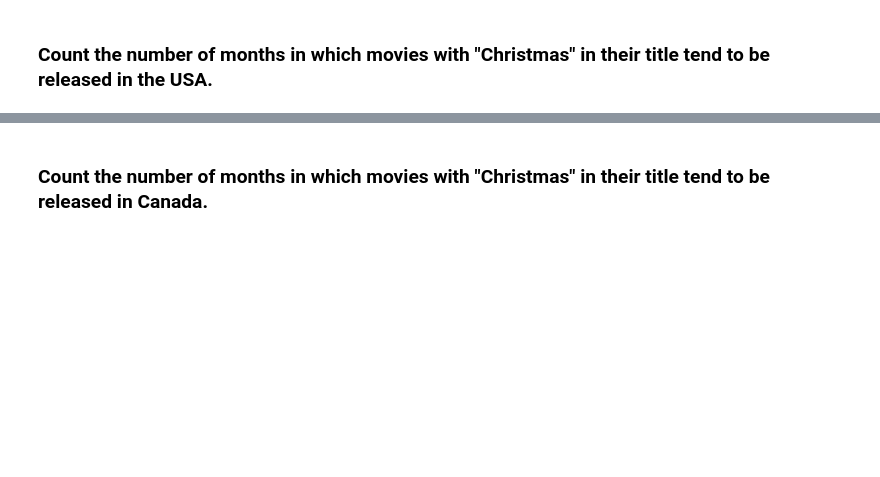
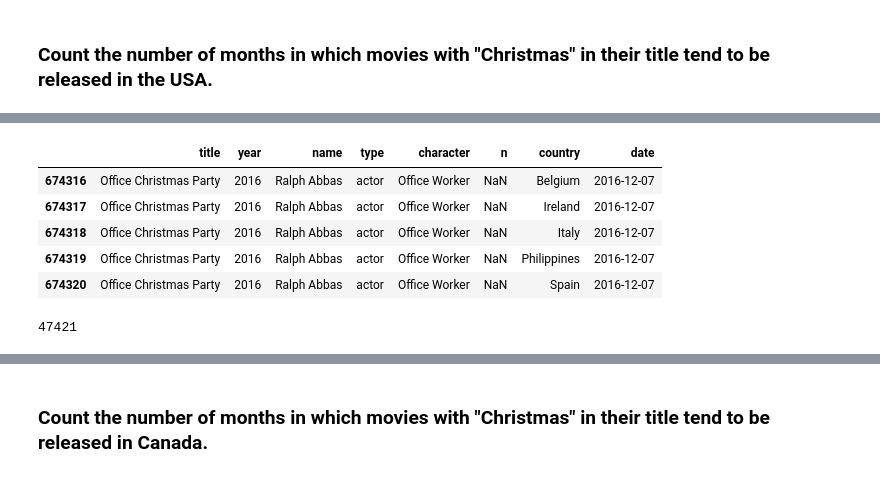
Before and after one commit to Vanderscycle/lighthouse-data-notes, a Jupyter notebook: Week_2/w2-d2/pandas_exercises/Exercises-5.ipynb, the cells around one changed output, grey strips where cells are left out. Cells and saved outputs as stored; diff of their text form; code cells hidden in the pictures; blank space fills up the shorter version.

```diff
--- a/Week_2/w2-d2/pandas_exercises/Exercises-5.ipynb
+++ b/Week_2/w2-d2/pandas_exercises/Exercises-5.ipynb
@@ -13,0 +49,14 @@ import pandas as pd
+# %%
+christmas_db = joined_dv[joined_dv['title'].str.contains('Christmas')]
+christmas_db.head()
+# %% [output]
+|  | title | year | name | type | character | n | country | date |
+| 674316 | Office Christmas Party | 2016 | Ralph Abbas | actor | Office Worker | NaN | Belgium | 2016-12-07 |
+| 674317 | Office Christmas Party | 2016 | Ralph Abbas | actor | Office Worker | NaN | Ireland | 2016-12-07 |
+| 674318 | Office Christmas Party | 2016 | Ralph Abbas | actor | Office Worker | NaN | Italy | 2016-12-07 |
+| 674319 | Office Christmas Party | 2016 | Ralph Abbas | actor | Office Worker | NaN | Philippines | 2016-12-07 |
+| 674320 | Office Christmas Party | 2016 | Ralph Abbas | actor | Office Worker | NaN | Spain | 2016-12-07 |
+# %%
+christmas_db.shape[0]
+# %% [output]
+47421
```
Also changed, not shown: parts of 30 cells of this notebook, 10 other files.
